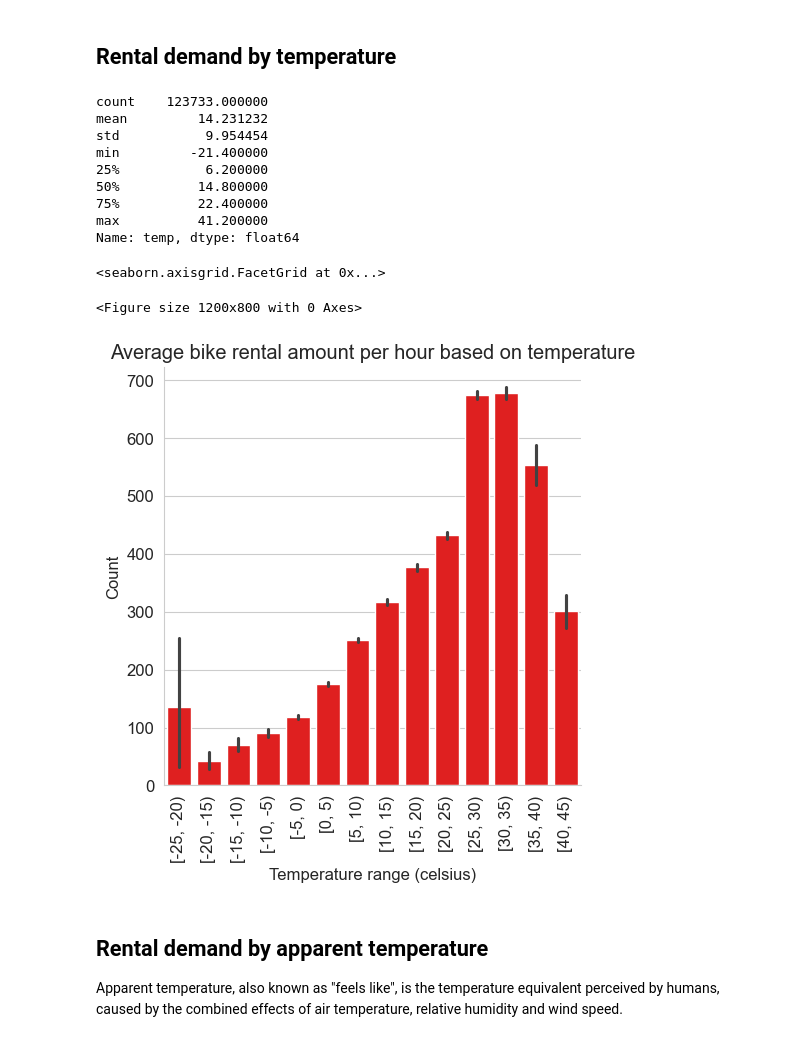
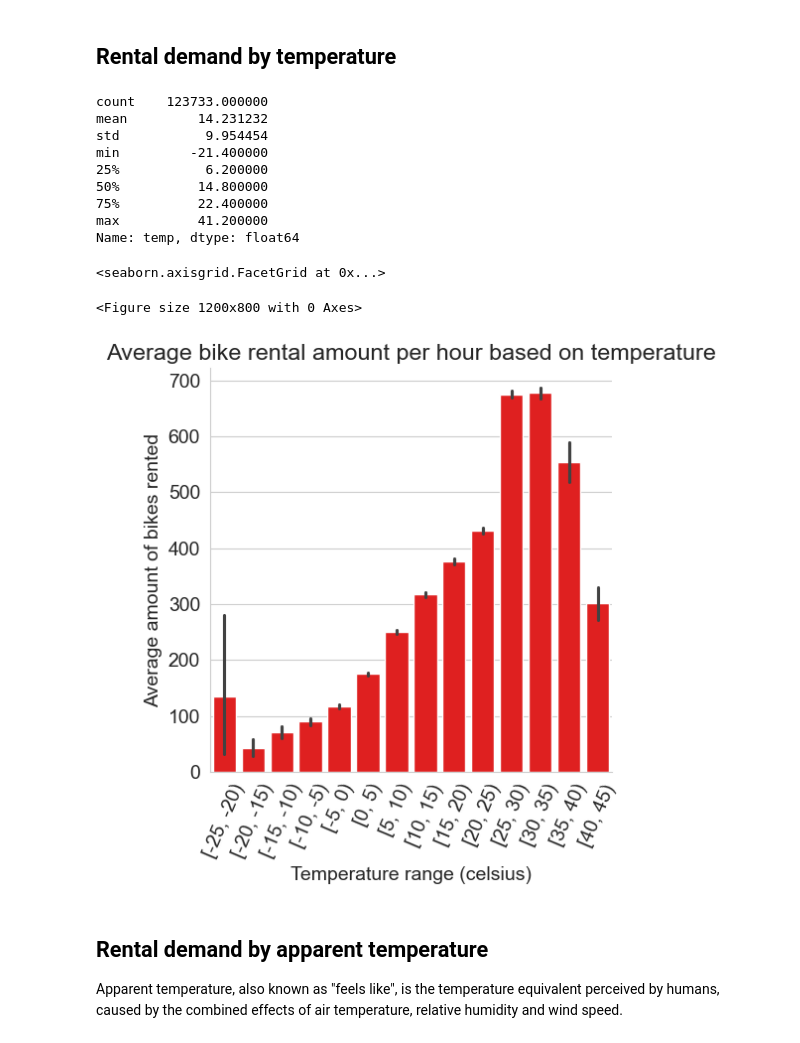
Before and after one commit to Scarch/ProjectE8, a Jupyter notebook: analysing_preparing_capitalBikeshareData.ipynb, the cells around one changed output. Cells and saved outputs as stored; diff of their text form; code cells hidden in the pictures.

Commit message:
Poster graphics updated

```diff
--- a/analysing_preparing_capitalBikeshareData.ipynb
+++ b/analysing_preparing_capitalBikeshareData.ipynb
@@ -564,7 +564,7 @@ import pandas as pd
 import matplotlib.pyplot as plt
 
 plt.figure(figsize=(12, 8))
-plt.rcParams.update({'font.size': 18})
+plt.rcParams.update({'font.size': 14})
 
 years = [2010 + x for x in range(1, 14)]
 months = [x for x in range(1, 13)]
@@ -591,13 +591,15 @@ for year in years:
         month_counts.append(df.loc[(df['year'] == year) & (df['month'] == month), 'count'].values[0])
     year_counts.append(month_counts)
 
-heatmap = sns.heatmap(year_counts, vmin=500)
+heatmap = sns.heatmap(year_counts, vmin=0)
 heatmap.set(xlabel='Month', ylabel='Year')
 heatmap.set_xticklabels(
     ['January', 'February', 'March', 'April', 'May', 'June', 'July', 'August', 'September', 'October', 'November',
      'December'], rotation=67)
 heatmap.set_yticklabels(years, rotation=0)
 heatmap.set_title("Heatmap which shows amount of bikes rented each month of each year from 2011-2023")
+
+heatmap.figure.savefig("heatmap_2011-2023.png")
 heatmap
 # %% [output]
 <Axes: title={'center': 'Heatmap which shows amount of bikes rented each month of each year from 2011-2023'}, xlabel='Month', ylabel='Year'>
@@ -614,16 +616,18 @@ palette = {1: "green", 2: "lime", 3: "red", 4: "blue"}
 # Takes a fairly long time, manually dividing into bins would likely be faster
 datetimes_final = []
 seasons_final = []
+counts_final = []
 for idx, row in bikesRentedPerHourCombinedData.iterrows():
     datetimes = [row['datetime'] for x in range(row['count'])]
     datetimes_final += datetimes
     seasons = [row['season'] for x in range(row['count'])]
     seasons_final += seasons
+    counts_final.append(row['count'])
 
-df = pd.DataFrame({"datetime": datetimes_final, "season": seasons_final})
+df = pd.DataFrame({"datetime": datetimes_final, "season": seasons_final, "count": counts_final})
 df['datetime'] = pd.to_datetime(df['datetime'], format='ISO8601')
 
-histogram = sns.histplot(data=df, x='datetime', bins=170, hue="season", palette=palette, legend=True, multiple="stack",
+histogram = sns.histplot(data=df, x='datetime', y='co', bins=170, hue="season", palette=palette, legend=True, multiple="stack",
                          stat="count", edgecolor="black")
 sns.move_legend(histogram, "upper left", title="Season")
 histogram.set(xlabel='Date', ylabel='Count', title="Bike sharing amount over time")
@@ -753,9 +760,9 @@ categorical_plot.set(xlabel='Month', ylabel='Count', title='Average bike rental
 # %%
 import numpy as np
 import matplotlib.pyplot as plt
+import seaborn as sns
 
 plt.figure(figsize=(12, 8))
-plt.rcParams.update({'font.size': 12})
 
 # We'll need to divide temperatures into bins
 
@@ -793,36 +800,36 @@ for idx, row in bikesRentedPerHourCombinedData.iterrows():
         temp_bins.append(12)
     else:
         temp_bins.append(13)
 
 bikesRentedPerHourCombinedData['temp_bin'] = temp_bins
 
 categorical_plot = sns.catplot(data=bikesRentedPerHourCombinedData, x="temp_bin", y="count", kind='bar', color="red")
 xticklabels = []
 for x in range(0, 14):
     start_temp = x * 5 - 25
     end_temp = (x + 1) * 5 - 25
     xticklabels.append("[" + str(start_temp) + ", " + str(end_temp) + ")")
 
-categorical_plot.set(xlabel='Temperature range (celsius)', ylabel='Count',
+categorical_plot.set(xlabel='Temperature range (celsius)', ylabel='Average amount of bikes rented',
                      title='Average bike rental amount per hour based on temperature',
                      xticks=range(0, 14))
-categorical_plot.set_xticklabels(xticklabels, rotation=90)
+categorical_plot.set_xticklabels(xticklabels, rotation=67)
 
 categorical_plot.fig.savefig("temperature_bike_rental_barplot.png")
 categorical_plot
 # %% [output]
 count    123733.000000
 mean         14.231232
 std           9.954454
 min         -21.400000
 25%           6.200000
 50%          14.800000
 75%          22.400000
 max          41.200000
 Name: temp, dtype: float64
 <seaborn.axisgrid.FacetGrid at 0x...>
 <Figure size 1200x800 with 0 Axes>
-[figure, old version]
+[figure, new version]
 # %% [markdown]
 ## Rental demand by apparent temperature
 
```
Also changed, not shown: parts of 7 cells of this notebook, 7 other files.
